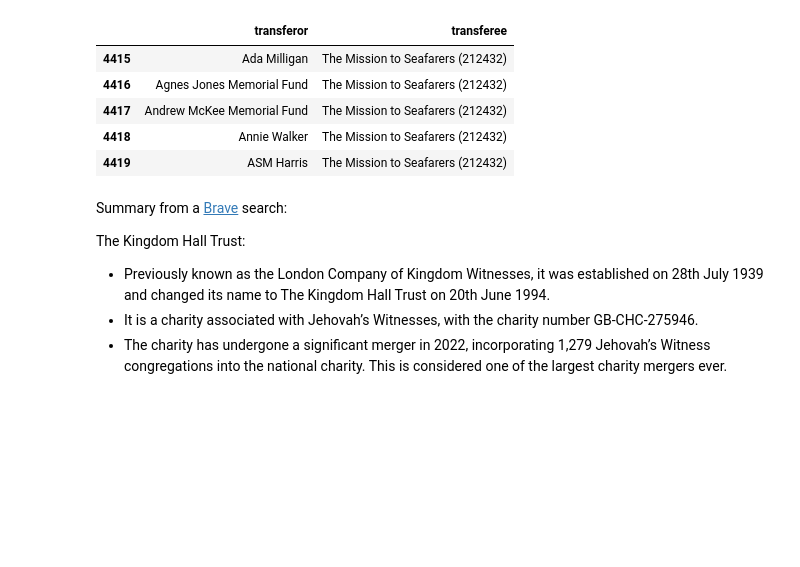
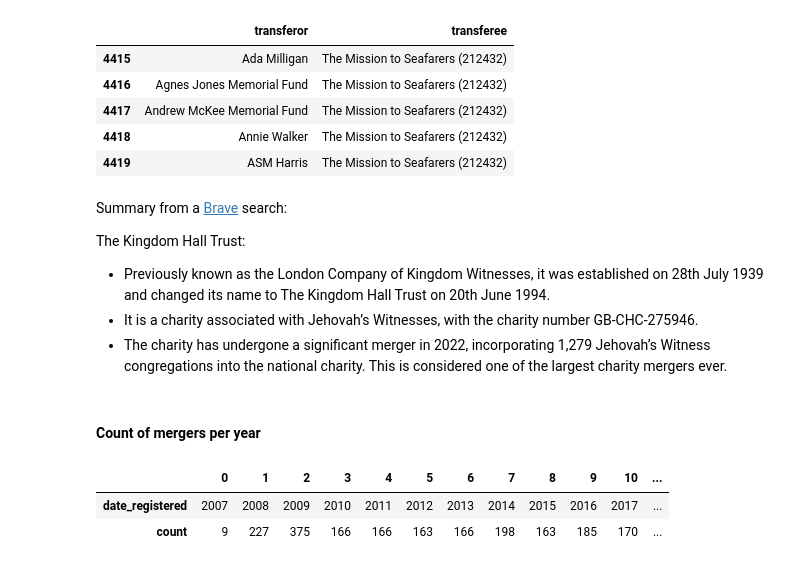
Before and after one commit to dataactivists/charity_commission_register, a Jupyter notebook: code/charity_commission.ipynb, the cells around one changed output. Drawn from its saved outputs; the diff is of its cells as text; code cells hidden in the pictures; blank space fills up the shorter version.

```diff
--- a/code/charity_commission.ipynb
+++ b/code/charity_commission.ipynb
@@ -340,3 +389,17 @@ The Kingdom Hall Trust:
 - Previously known as the London Company of Kingdom Witnesses, it was established on 28th July 1939 and changed its name to The Kingdom Hall Trust on 20th June 1994.
 - It is a charity associated with Jehovah’s Witnesses, with the charity number GB-CHC-275946.
 - The charity has undergone a significant merger in 2022, incorporating 1,279 Jehovah’s Witness congregations into the national charity. This is considered one of the largest charity mergers ever.
+# %% [markdown]
+#### Count of mergers per year
+# %%
+merger_counts = df.groupby(
+    df['date_registered'].dt.year, as_index=True
+)['date_registered'].count()
+
+merger_counts = merger_counts.to_frame('count').reset_index()
+
+merger_counts.T
+# %% [output]
+|  | 0 | 1 | 2 | 3 | 4 | 5 | 6 | 7 | 8 | 9 | 10 | ... |
+| date_registered | 2007 | 2008 | 2009 | 2010 | 2011 | 2012 | 2013 | 2014 | 2015 | 2016 | 2017 | ... |
+| count | 9 | 227 | 375 | 166 | 166 | 163 | 166 | 198 | 163 | 185 | 170 | ... |
```
Also changed, not shown: parts of 11 cells of this notebook.
